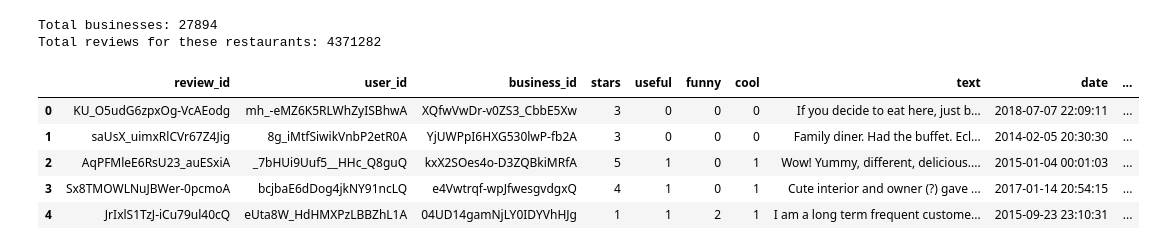
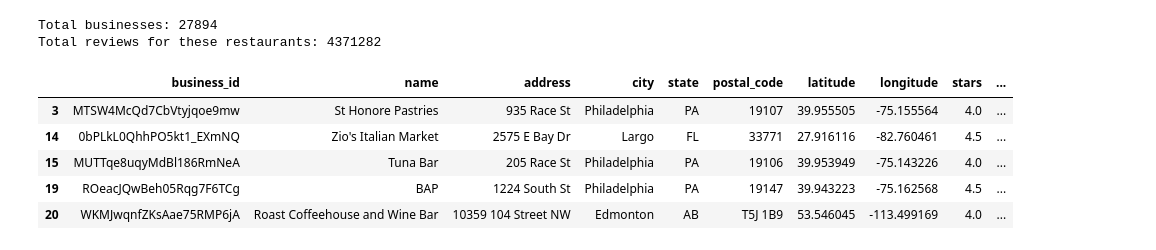
Before and after one commit to uic-cs418/group-project-better-late-than-never, a Jupyter notebook: progress_report.ipynb, the cells around one changed output. Cells and saved outputs as stored; diff of their text form; code cells hidden in the pictures.

```diff
--- a/progress_report.ipynb
+++ b/progress_report.ipynb
@@ -25,26 +59,26 @@ reviews_df = data_cleaning.filter_review_data("data/yelp_academic_dataset_review
 # %%
 # EDA
 print(f"Total businesses: {len(restaurants_df)}")
 print(f"Total reviews for these restaurants: {len(reviews_df)}")
 
 
 
 
 # calculate average review scores
 avg_score_df = review_score_analysis.calculate_average_review_score(reviews_df)
 
-avg_score_df.head()
-# restaurants_df.head()
+# avg_score_df.head()
+restaurants_df.head()
 # TODO: Plot distribution of avg and average score - Harket
 # %% [output]
 Total businesses: 27894
 Total reviews for these restaurants: 4371282
-|  | review_id | user_id | business_id | stars | useful | funny | cool | text | date | ... |
-| 0 | KU_O5udG6zpxOg-VcAEodg | mh_-eMZ6K5RLWhZyISBhwA | XQfwVwDr-v0ZS3_CbbE5Xw | 3 | 0 | 0 | 0 | If you decide to eat here, just b... | 2018-07-07 22:09:11 | ... |
-| 1 | saUsX_uimxRlCVr67Z4Jig | 8g_iMtfSiwikVnbP2etR0A | YjUWPpI6HXG530lwP-fb2A | 3 | 0 | 0 | 0 | Family diner. Had the buffet. Ecl... | 2014-02-05 20:30:30 | ... |
-| 2 | AqPFMleE6RsU23_auESxiA | _7bHUi9Uuf5__HHc_Q8guQ | kxX2SOes4o-D3ZQBkiMRfA | 5 | 1 | 0 | 1 | Wow! Yummy, different, delicious.... | 2015-01-04 00:01:03 | ... |
-| 3 | Sx8TMOWLNuJBWer-0pcmoA | bcjbaE6dDog4jkNY91ncLQ | e4Vwtrqf-wpJfwesgvdgxQ | 4 | 1 | 0 | 1 | Cute interior and owner (?) gave ... | 2017-01-14 20:54:15 | ... |
-| 4 | JrIxlS1TzJ-iCu79ul40cQ | eUta8W_HdHMXPzLBBZhL1A | 04UD14gamNjLY0IDYVhHJg | 1 | 1 | 2 | 1 | I am a long term frequent custome... | 2015-09-23 23:10:31 | ... |
+|  | business_id | name | address | city | state | postal_code | latitude | longitude | stars | ... |
+| 3 | MTSW4McQd7CbVtyjqoe9mw | St Honore Pastries | 935 Race St | Philadelphia | PA | 19107 | 39.955505 | -75.155564 | 4.0 | ... |
+| 14 | 0bPLkL0QhhPO5kt1_EXmNQ | Zio's Italian Market | 2575 E Bay Dr | Largo | FL | 33771 | 27.916116 | -82.760461 | 4.5 | ... |
+| 15 | MUTTqe8uqyMdBl186RmNeA | Tuna Bar | 205 Race St | Philadelphia | PA | 19106 | 39.953949 | -75.143226 | 4.0 | ... |
+| 19 | ROeacJQwBeh05Rqg7F6TCg | BAP | 1224 South St | Philadelphia | PA | 19147 | 39.943223 | -75.162568 | 4.5 | ... |
+| 20 | WKMJwqnfZKsAae75RMP6jA | Roast Coffeehouse and Wine Bar | 10359 104 Street NW | Edmonton | AB | T5J 1B9 | 53.546045 | -113.499169 | 4.0 | ... |
 # %%
 # Visualization
 
```
Also changed, not shown: parts of 8 cells of this notebook.
